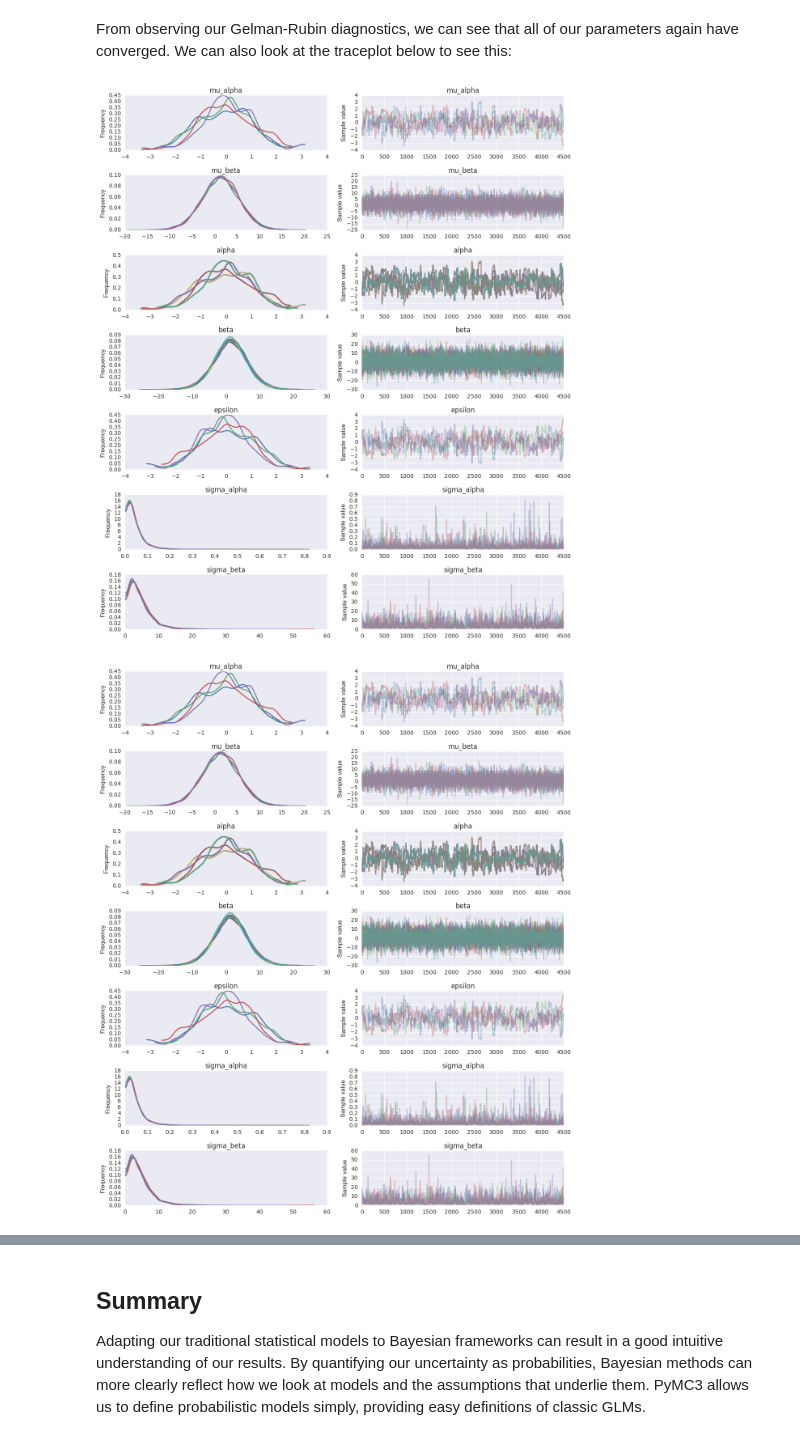
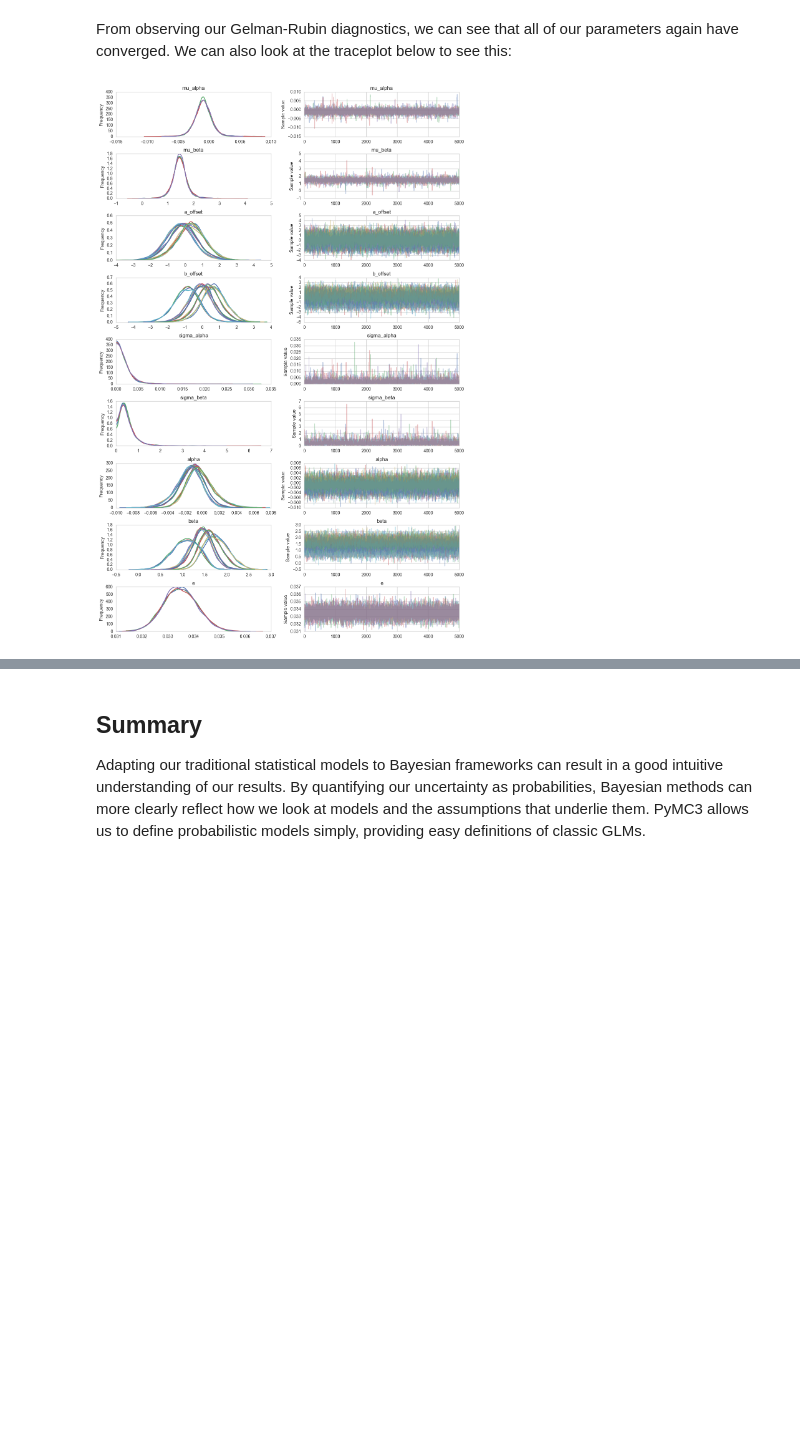
Before and after one commit to pydata/pydata-cookbook, a Jupyter notebook: papers/maxwell_margenot/bayesian_linear_regression.ipynb, the cells around one changed output, grey strips where cells are left out. Saved outputs shown, nothing was run; the diff lists cells and outputs as text; code cells hidden in the pictures; blank space fills up the shorter version.

```diff
--- a/papers/maxwell_margenot/bayesian_linear_regression.ipynb
+++ b/papers/maxwell_margenot/bayesian_linear_regression.ipynb
@@ -389,10 +422,10 @@ for symbol in stocks:
                                         observed=s_data.Returns.values)
 
         # Inference button (TM)!
-        trace = pm.sample(5000, njobs=4)
+        unpooled_trace = pm.sample(5000, njobs=4, tune=500)[500:]
 
     # keep trace for later analysis
-    indiv_traces[symbol] = trace
+    indiv_traces[symbol] = unpooled_trace
 # %% [output]
 Auto-assigning NUTS sampler...
 Initializing NUTS using advi...
@@ -447,23 +482,30 @@ We say that our parameters are normally distributed again, and connect *their* p
 We express this in PyMC3 code like so:
 # %%
 with pm.Model() as hierarchical:
-    # Hyperpriors - These connect the betas of each security
+    # Hyperpriors - These connect the core beta and alpha values of each security
     mu_a = pm.Normal('mu_alpha', mu=0, sd=10)
     sigma_a = pm.HalfCauchy('sigma_alpha', beta=10)
     mu_b = pm.Normal('mu_beta', mu=1, sd=10)
     sigma_b = pm.HalfCauchy('sigma_beta', beta=10)
 
     # Individual priors for each security, all linked by the hyperpriors
-    alpha = pm.Normal('alpha', mu=mu_a, sd=sigma_a, shape=n_securities)
-    beta = pm.Normal('beta', mu=mu_b, sd=sigma_b, shape=n_securities)
-    e = pm.Normal('epsilon', mu=0, sd=1)
+    a_offset = pm.Normal('a_offset', mu=0, sd=1, shape=n_securities)
+    alpha = pm.Deterministic("alpha", mu_a + a_offset*sigma_a)
+    b_offset = pm.Normal('b_offset', mu=0, sd=1, shape=n_securities)
+    beta = pm.Deterministic('beta', mu_b + b_offset*sigma_b)
+
+    # Error
+    e = pm.HalfCauchy('e', 5)
 
     # Data likelihood
-    exposure_likelihood = pm.Normal('exposure_likelihood',
-                                    mu=alpha[stock_idx] + beta[stock_idx]*returns.SPY.values + e,
-                                    observed=returns.Returns.values)
+    exposure_likelihood = pm.Normal(
+        'exposure_likelihood',
+        mu=alpha[stock_idx] + beta[stock_idx]*returns.SPY.values,
+        sd=e,
+        observed=returns.Returns.values
+    )
 # %%
 with hierarchical:
-    hierarchical_trace = pm.sample(5000, njobs=4)
+    hierarchical_trace = pm.sample(5000, njobs=4, tune=500)[500:]
 # %% [output]
 Auto-assigning NUTS sampler...
@@ -480,8 +521,7 @@ Diagnostics for our hierarchical model:
 # %% [markdown]
 From observing our Gelman-Rubin diagnostics, we can see that all of our parameters again have converged. We can also look at the traceplot below to see this:
 # %%
-pm.traceplot(hierarchical_trace[500:])
+pm.traceplot(hierarchical_trace)
 plt.show();
 # %% [output]
-[figure, old version]
+[figure, new version]
-[figure, removed]
```
Also changed, not shown: parts of 41 cells of this notebook.
